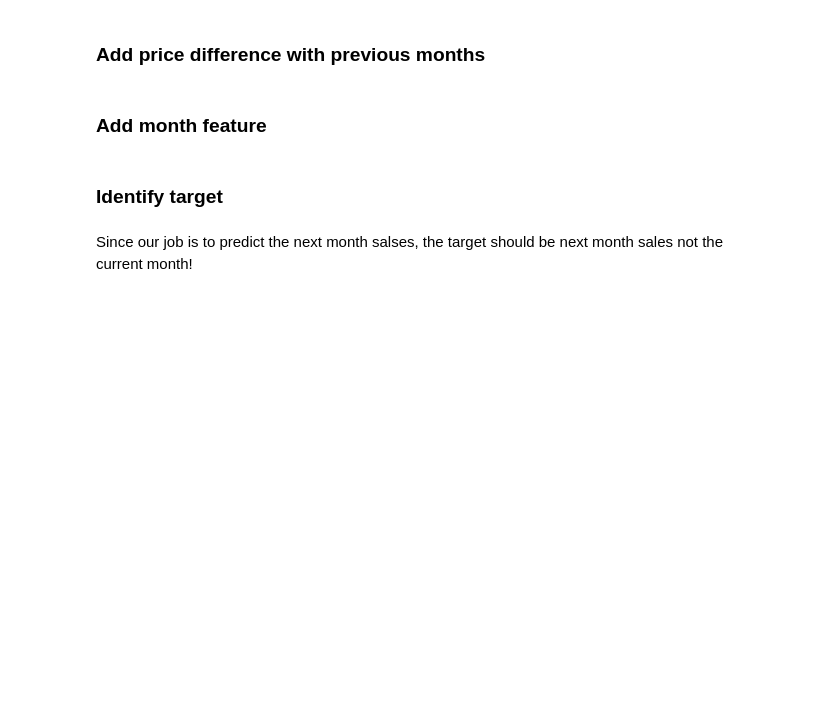
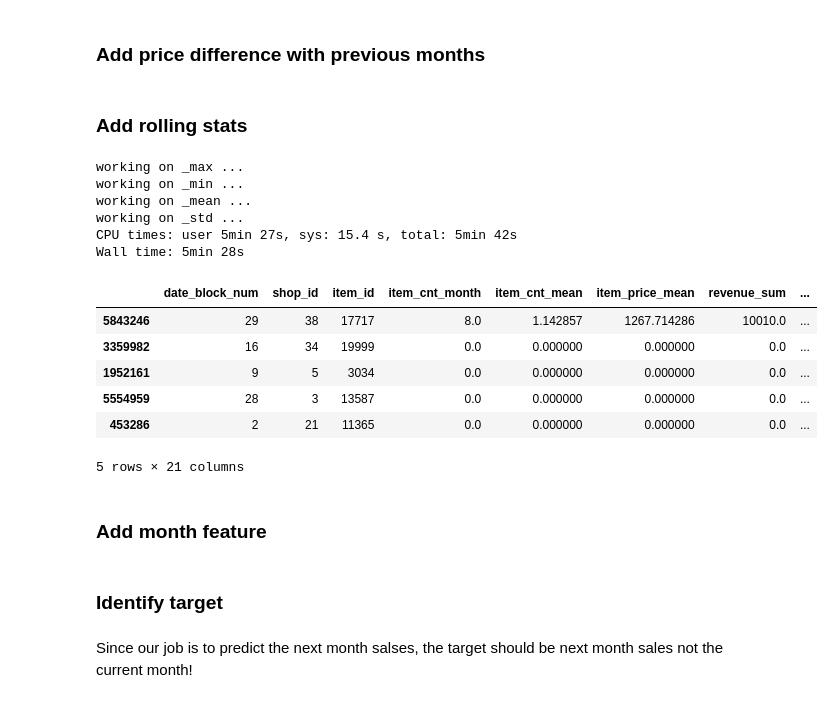
Before and after one commit to FluffyFu/coursera_win_ds_competition, a Jupyter notebook: final_project/code/Lagged_feature.ipynb, the cells around one changed output. Saved outputs shown, nothing was run; the diff lists cells and outputs as text; code cells hidden in the pictures; blank space fills up the shorter version.

```diff
--- a/final_project/code/Lagged_feature.ipynb
+++ b/final_project/code/Lagged_feature.ipynb
@@ -150,6 +166,42 @@ lags = [1, 2]
 for lag in lags:
     train_lk['item_price_mean' + '_lag_' + str(lag)] = train_lk.sort_values('date_block_num')\
     .groupby(['shop_id', 'item_id'])['item_price_mean'].diff(lag)
+# %% [markdown]
+### Add rolling stats
+# %%
+%%time
+window_size = 3
+
+f_max = lambda x : x.rolling(window_size, min_periods=1).max()
+f_min = lambda x : x.rolling(window_size, min_periods=1).min()
+f_mean = lambda x : x.rolling(window_size, min_periods=1).mean()
+f_std = lambda x: x.rolling(window_size, min_periods=1).std()
+
+funcs = [f_max, f_min, f_mean, f_std]
+func_names = ['_max', '_min', '_mean', '_std']
+
+for func, func_name in zip(funcs, func_names):
+
+    print('working on {} ...'.format(func_name))
+    train_lk['item_cnt_month_' + str(window_size) + func_name] = train_lk.sort_values('date_block_num') \
+    .groupby(['shop_id', 'item_id'])['item_cnt_month'].apply(func)
+# %% [output]
+working on _max ...
+working on _min ...
+working on _mean ...
+working on _std ...
+CPU times: user 5min 27s, sys: 15.4 s, total: 5min 42s
+Wall time: 5min 28s
+# %%
+train_lk.sample(5)
+# %% [output]
+|  | date_block_num | shop_id | item_id | item_cnt_month | item_cnt_mean | item_price_mean | revenue_sum | ... |
+| 5843246 | 29 | 38 | 17717 | 8.0 | 1.142857 | 1267.714286 | 10010.0 | ... |
+| 3359982 | 16 | 34 | 19999 | 0.0 | 0.000000 | 0.000000 | 0.0 | ... |
+| 1952161 | 9 | 5 | 3034 | 0.0 | 0.000000 | 0.000000 | 0.0 | ... |
+| 5554959 | 28 | 3 | 13587 | 0.0 | 0.000000 | 0.000000 | 0.0 | ... |
+| 453286 | 2 | 21 | 11365 | 0.0 | 0.000000 | 0.000000 | 0.0 | ... |
+5 rows × 21 columns
 # %% [markdown]
 ### Add month feature
 # %%
```
Also changed, not shown: parts of 29 cells of this notebook, 2 other files.
